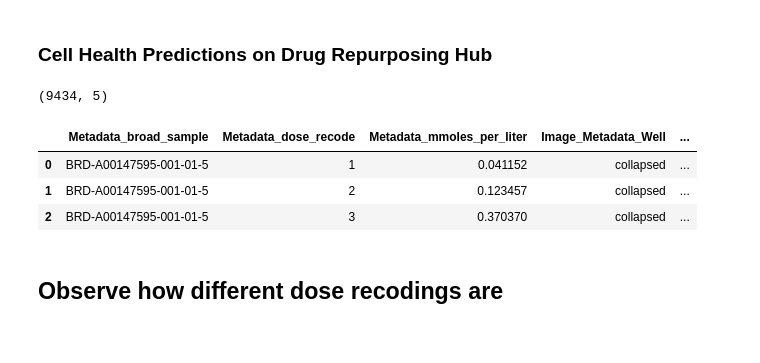
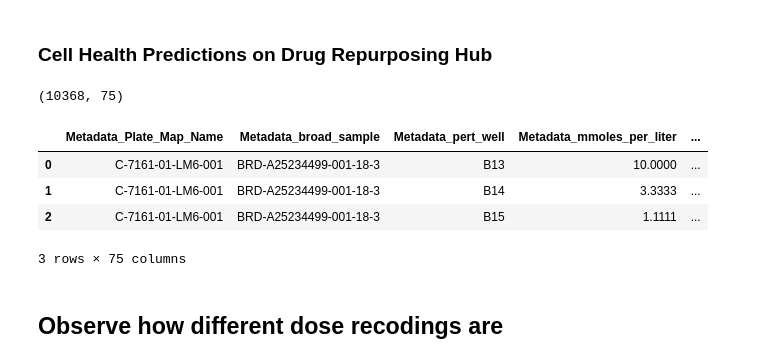
Before and after one commit to broadinstitute/cell-health, a Jupyter notebook: 5.validate-repurposing/1.validate.ipynb, the cells around one changed output. Saved outputs shown, nothing was run; the diff lists cells and outputs as text; code cells hidden in the pictures.

```diff
--- a/5.validate-repurposing/1.validate.ipynb
+++ b/5.validate-repurposing/1.validate.ipynb
@@ -53,30 +54,31 @@ focus_columns = [
 # %%
 cell_health_file = os.path.join(
     "..",
     "4.apply",
     "data",
     "repurposing_transformed_real_models_modz.tsv.gz"
 )
 
 cell_health_df = (
     pd.read_csv(cell_health_file, sep='\t')
-    .loc[:, focus_columns]
+    #.loc[:, focus_columns]
     .rename(
         {
             cell_health_model: "cell_health_viability"
         },
         axis="columns"
     )
 )
 
 print(cell_health_df.shape)
 cell_health_df.head(3)
 # %% [output]
-(9434, 5)
+(10368, 75)
-|  | Metadata_broad_sample | Metadata_dose_recode | Metadata_mmoles_per_liter | Image_Metadata_Well | ... |
-| 0 | BRD-A00147595-001-01-5 | 1 | 0.041152 | collapsed | ... |
-| 1 | BRD-A00147595-001-01-5 | 2 | 0.123457 | collapsed | ... |
-| 2 | BRD-A00147595-001-01-5 | 3 | 0.370370 | collapsed | ... |
+|  | Metadata_Plate_Map_Name | Metadata_broad_sample | Metadata_pert_well | Metadata_mmoles_per_liter | ... |
+| 0 | C-7161-01-LM6-001 | BRD-A25234499-001-18-3 | B13 | 10.0000 | ... |
+| 1 | C-7161-01-LM6-001 | BRD-A25234499-001-18-3 | B14 | 3.3333 | ... |
+| 2 | C-7161-01-LM6-001 | BRD-A25234499-001-18-3 | B15 | 1.1111 | ... |
+3 rows × 75 columns
 # %% [markdown]
 ## Observe how different dose recodings are
 # %%
```
Also changed, not shown: parts of 6 cells of this notebook, 3 other files.
